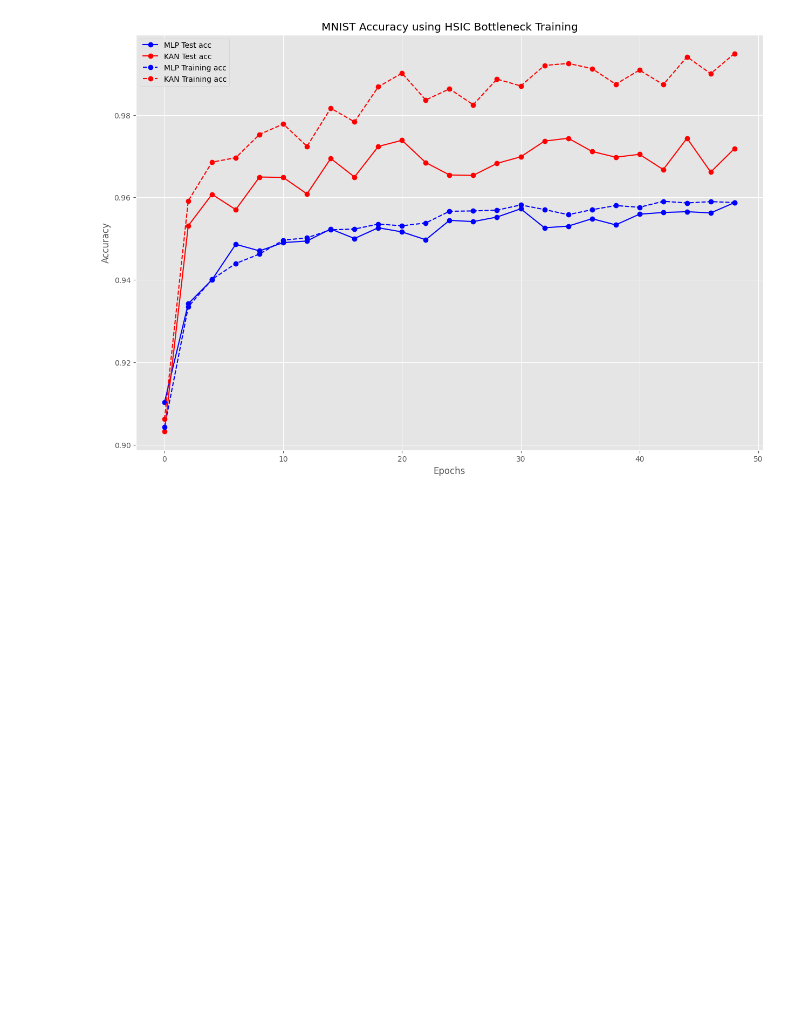
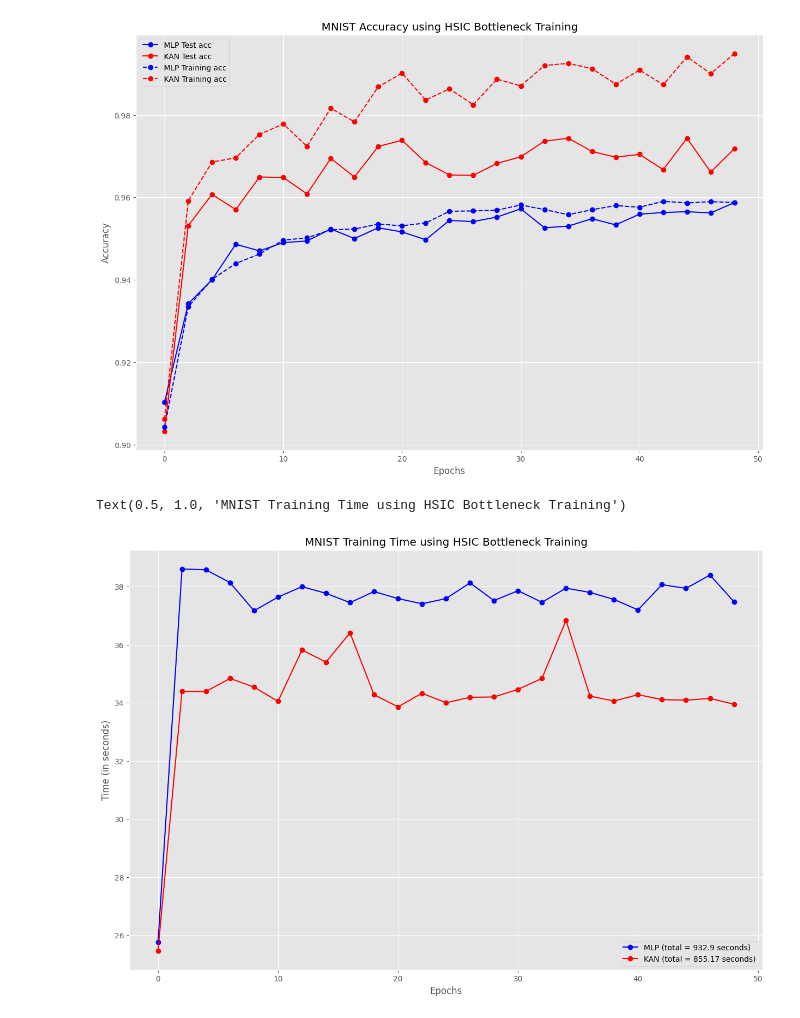
Before and after one commit to ShairozS/HSIC_Bottleneck-Pytorch, a Jupyter notebook: analyze_results.ipynb, the cells around one changed output. Cells and saved outputs as stored; diff of their text form; code cells hidden in the pictures; blank space fills up the shorter version.

Commit message:
updates to training

```diff
--- a/analyze_results.ipynb
+++ b/analyze_results.ipynb
@@ -33,3 +33,22 @@ plt.title("MNIST Accuracy using HSIC Bottleneck Training")
 # %% [output]
 Text(0.5, 1.0, 'MNIST Accuracy using HSIC Bottleneck Training')
 [figure]
+# %%
+import numpy as np
+
+plt.style.use('ggplot')
+plt.subplots(figsize = (15,10))
+epochs = mlp_df['epoch']
+total_mlp = np.sum(mlp_df[' time']).round(2)
+total_kan = np.sum(kan_df[' time']).round(2)
+
+plt.plot(epochs, mlp_df[' time'], color = 'blue', label = 'MLP (total = ' + str(total_mlp) + " seconds)", marker = 'o')
+plt.plot(epochs, kan_df[' time'], color = 'red', label = 'KAN (total = ' + str(total_kan) + " seconds)", marker = 'o')
+
+plt.xlabel("Epochs")
+plt.ylabel("Time (in seconds)")
+plt.legend()
+plt.title("MNIST Training Time using HSIC Bottleneck Training")
+# %% [output]
+Text(0.5, 1.0, 'MNIST Training Time using HSIC Bottleneck Training')
+[figure, added]
```
Also changed, not shown: 1 other file.
